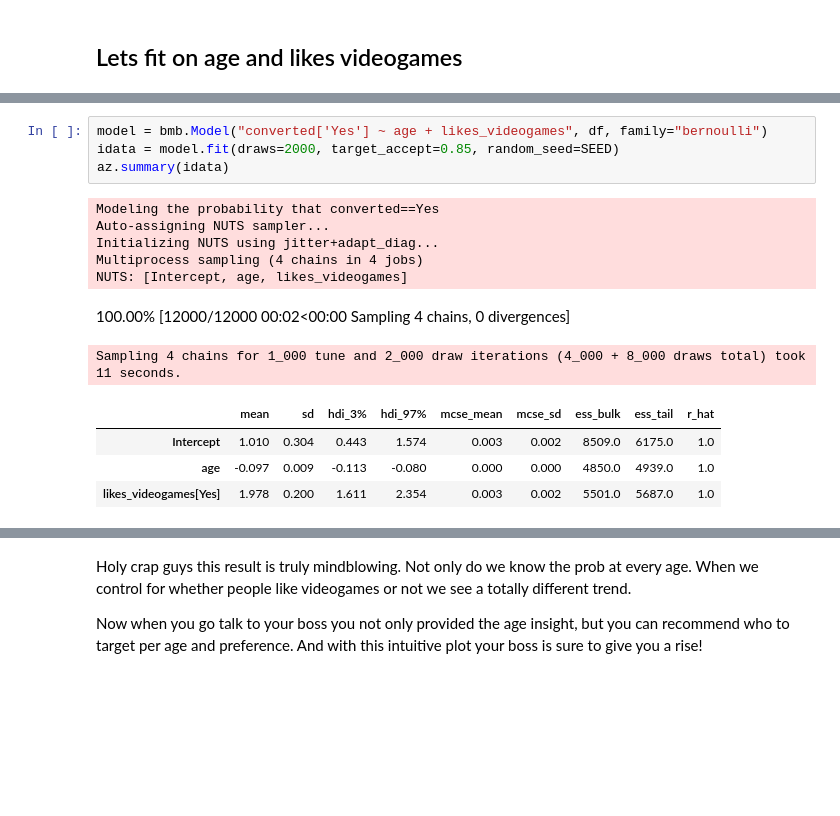
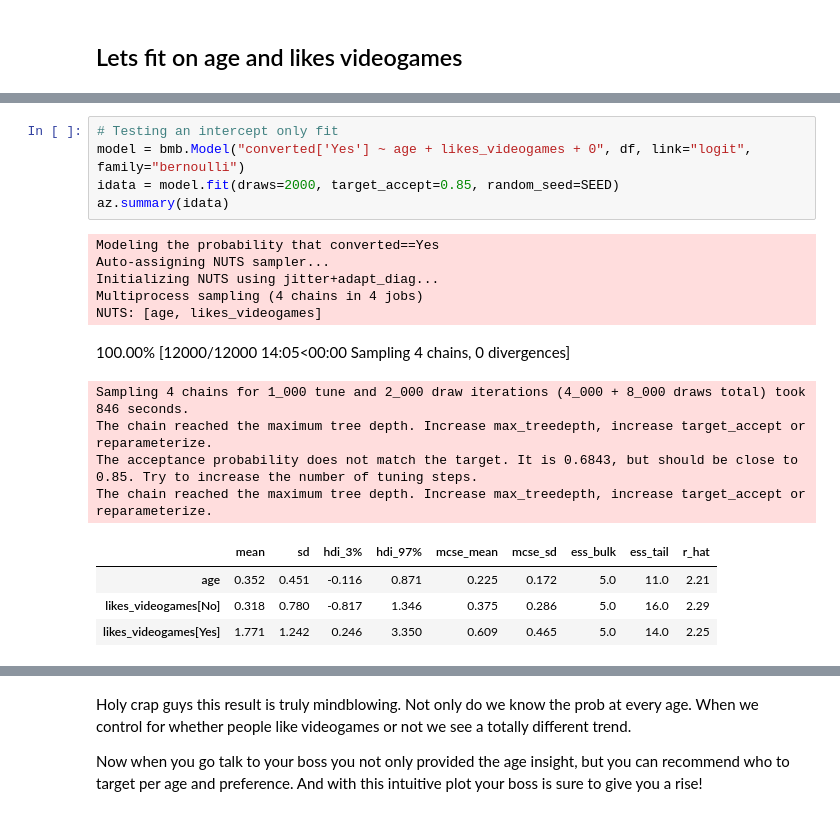
Before and after one commit to tomicapretto/etc, a Jupyter notebook: lesson_code/lesson_04.ipynb, the cells around one changed output, grey strips where cells are left out. Cells and saved outputs as stored; diff of their text form; blank space fills up the shorter version.

```diff
--- a/lesson_code/lesson_04.ipynb
+++ b/lesson_code/lesson_04.ipynb
@@ -609,19 +551,23 @@ This is basically A infinite testing because we have the p value as an INFINITE
 # %%
-model = bmb.Model("converted['Yes'] ~ age + likes_videogames", df, family="bernoulli")
+# Testing an intercept only fit
+model = bmb.Model("converted['Yes'] ~ age + likes_videogames + 0", df, link="logit", family="bernoulli")
 idata = model.fit(draws=2000, target_accept=0.85, random_seed=SEED)
 az.summary(idata)
 # %% [output]
 Modeling the probability that converted==Yes
 Auto-assigning NUTS sampler...
 Initializing NUTS using jitter+adapt_diag...
 Multiprocess sampling (4 chains in 4 jobs)
-NUTS: [Intercept, age, likes_videogames]
+NUTS: [age, likes_videogames]
-100.00% [12000/12000 00:02<00:00 Sampling 4 chains, 0 divergences]
+100.00% [12000/12000 14:05<00:00 Sampling 4 chains, 0 divergences]
-Sampling 4 chains for 1_000 tune and 2_000 draw iterations (4_000 + 8_000 draws total) took 11 seconds.
+Sampling 4 chains for 1_000 tune and 2_000 draw iterations (4_000 + 8_000 draws total) took 846 seconds.
+The chain reached the maximum tree depth. Increase max_treedepth, increase target_accept or reparameterize.
+The acceptance probability does not match the target. It is 0.6843, but should be close to 0.85. Try to increase the number of tuning steps.
+The chain reached the maximum tree depth. Increase max_treedepth, increase target_accept or reparameterize.
 |  | mean | sd | hdi_3% | hdi_97% | mcse_mean | mcse_sd | ess_bulk | ess_tail | r_hat |
-| Intercept | 1.010 | 0.304 | 0.443 | 1.574 | 0.003 | 0.002 | 8509.0 | 6175.0 | 1.0 |
-| age | -0.097 | 0.009 | -0.113 | -0.080 | 0.000 | 0.000 | 4850.0 | 4939.0 | 1.0 |
-| likes_videogames[Yes] | 1.978 | 0.200 | 1.611 | 2.354 | 0.003 | 0.002 | 5501.0 | 5687.0 | 1.0 |
+| age | 0.352 | 0.451 | -0.116 | 0.871 | 0.225 | 0.172 | 5.0 | 11.0 | 2.21 |
+| likes_videogames[No] | 0.318 | 0.780 | -0.817 | 1.346 | 0.375 | 0.286 | 5.0 | 16.0 | 2.29 |
+| likes_videogames[Yes] | 1.771 | 1.242 | 0.246 | 3.350 | 0.609 | 0.465 | 5.0 | 14.0 | 2.25 |
 # %%
 fig, ax = plt.subplots(figsize=(9, 6))
 plot_cap(model, idata, ["age", "likes_videogames"], ax=ax);
```
Also changed, not shown: parts of 25 cells of this notebook.
